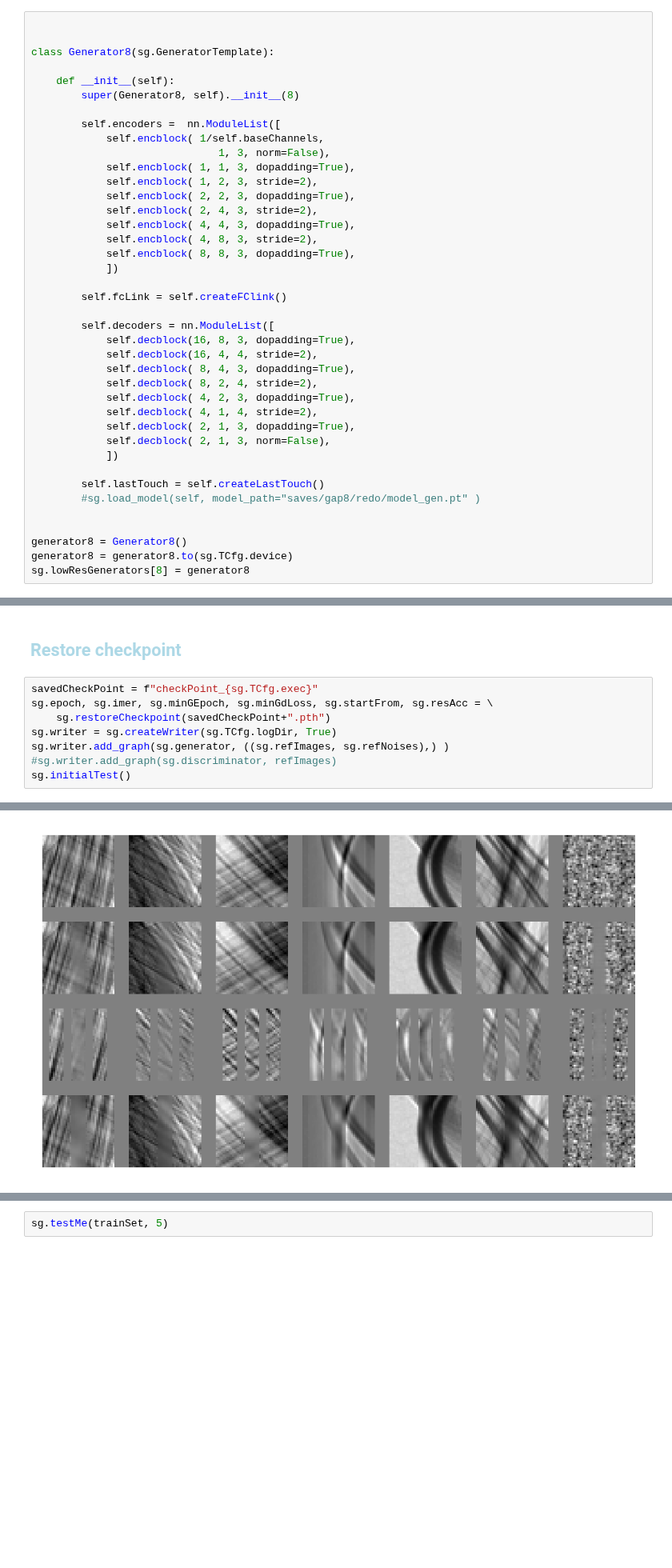
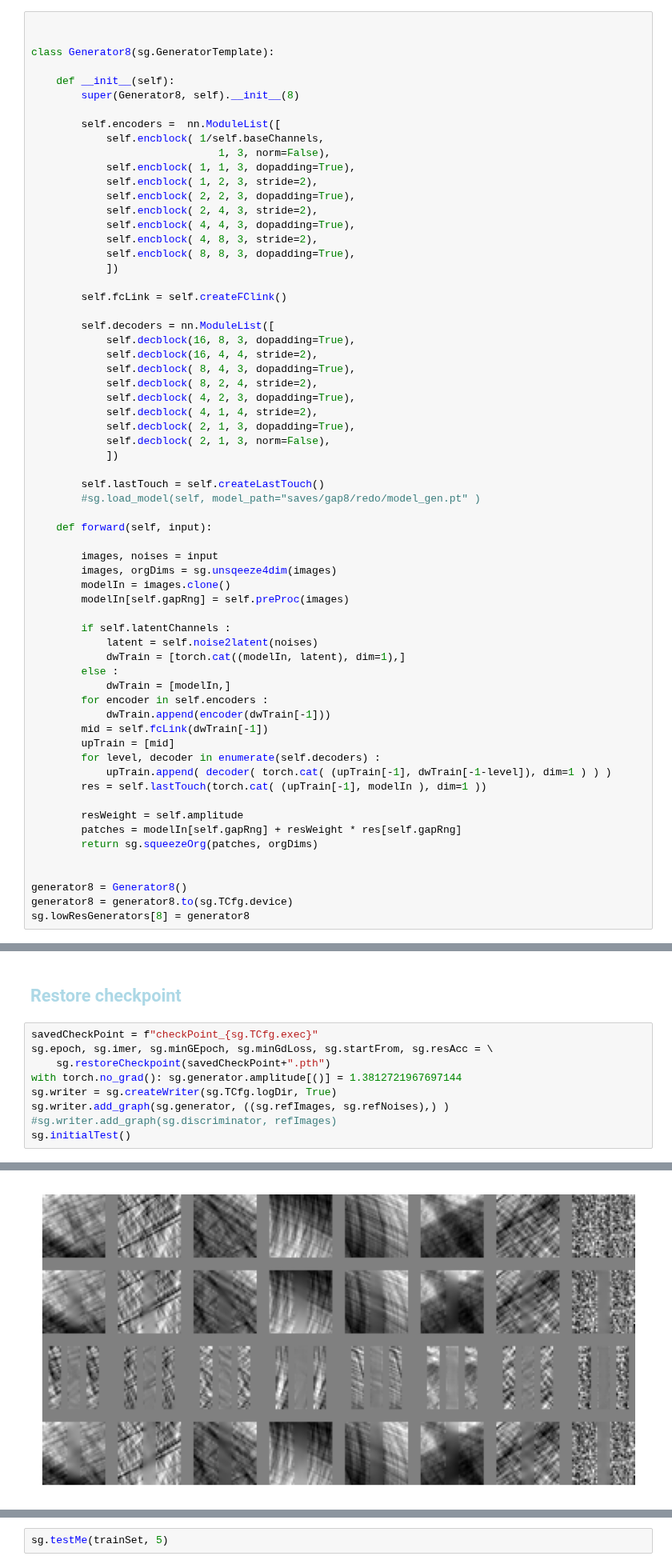
Before and after one commit to AustralianSynchrotron/sinogap, a Jupyter notebook: sinogap_bp0.ipynb, the cells around one changed output, grey strips where cells are left out. Shown at 80% size. Cells and saved outputs as stored; diff of their text form; blank space fills up the shorter version.

```diff
--- a/sinogap_bp0.ipynb
+++ b/sinogap_bp0.ipynb
@@ -158,6 +162,30 @@ class Generator8(sg.GeneratorTemplate):
         self.lastTouch = self.createLastTouch()
         #sg.load_model(self, model_path="saves/gap8/redo/model_gen.pt" )
 
+    def forward(self, input):
+
+        images, noises = input
+        images, orgDims = sg.unsqeeze4dim(images)
+        modelIn = images.clone()
+        modelIn[self.gapRng] = self.preProc(images)
+
+        if self.latentChannels :
+            latent = self.noise2latent(noises)
+            dwTrain = [torch.cat((modelIn, latent), dim=1),]
+        else :
+            dwTrain = [modelIn,]
+        for encoder in self.encoders :
+            dwTrain.append(encoder(dwTrain[-1]))
+        mid = self.fcLink(dwTrain[-1])
+        upTrain = [mid]
+        for level, decoder in enumerate(self.decoders) :
+            upTrain.append( decoder( torch.cat( (upTrain[-1], dwTrain[-1-level]), dim=1 ) ) )
+        res = self.lastTouch(torch.cat( (upTrain[-1], modelIn ), dim=1 ))
+
+        resWeight = self.amplitude
+        patches = modelIn[self.gapRng] + resWeight * res[self.gapRng]
+        return sg.squeezeOrg(patches, orgDims)
+
 
 generator8 = Generator8()
 generator8 = generator8.to(sg.TCfg.device)
@@ -192,6 +220,7 @@ sg.optimizer_D = sg.createOptimizer(sg.discriminator, sg.TCfg.learningRateD)
 savedCheckPoint = f"checkPoint_{sg.TCfg.exec}"
 sg.epoch, sg.imer, sg.minGEpoch, sg.minGdLoss, sg.startFrom, sg.resAcc = \
     sg.restoreCheckpoint(savedCheckPoint+".pth")
+with torch.no_grad(): sg.generator.amplitude[()] = 1.3812721967697144
 sg.writer = sg.createWriter(sg.TCfg.logDir, True)
 sg.writer.add_graph(sg.generator, ((sg.refImages, sg.refNoises),) )
 #sg.writer.add_graph(sg.discriminator, refImages)
@@ -202,4 +232,4 @@ Distances of reference images: REC: 3.669e-03, MSE: 3.669e-03, L1L: 2.711e-02.
-[figure, old version]
+[figure, new version]
 # %% [markdown]
 ## <font style="color:lightblue">Execute</font>
 # %%
```
Also changed, not shown: parts of 4 cells of this notebook, 4 other files.
